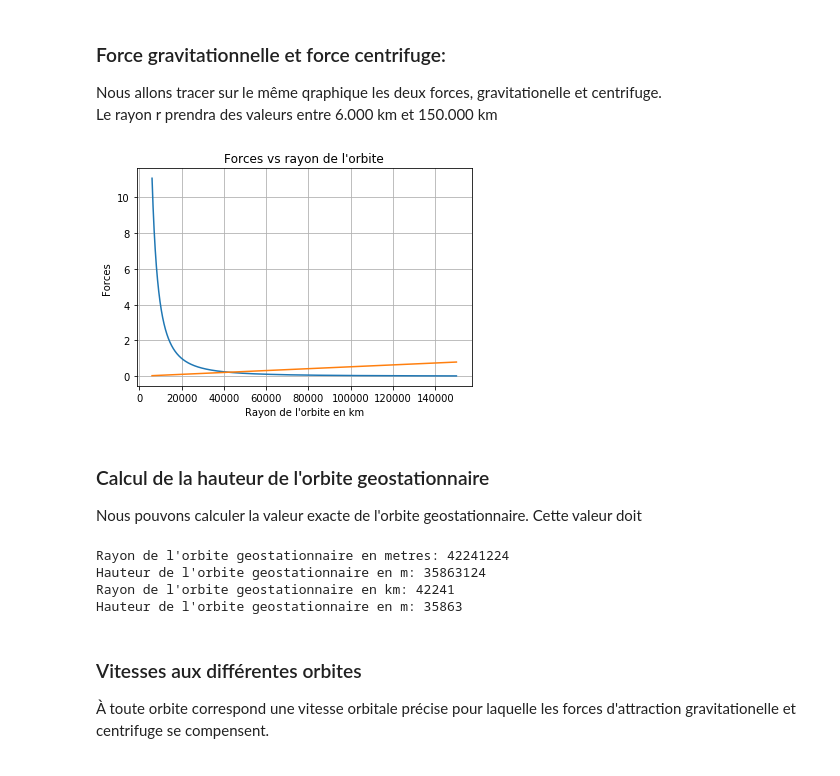
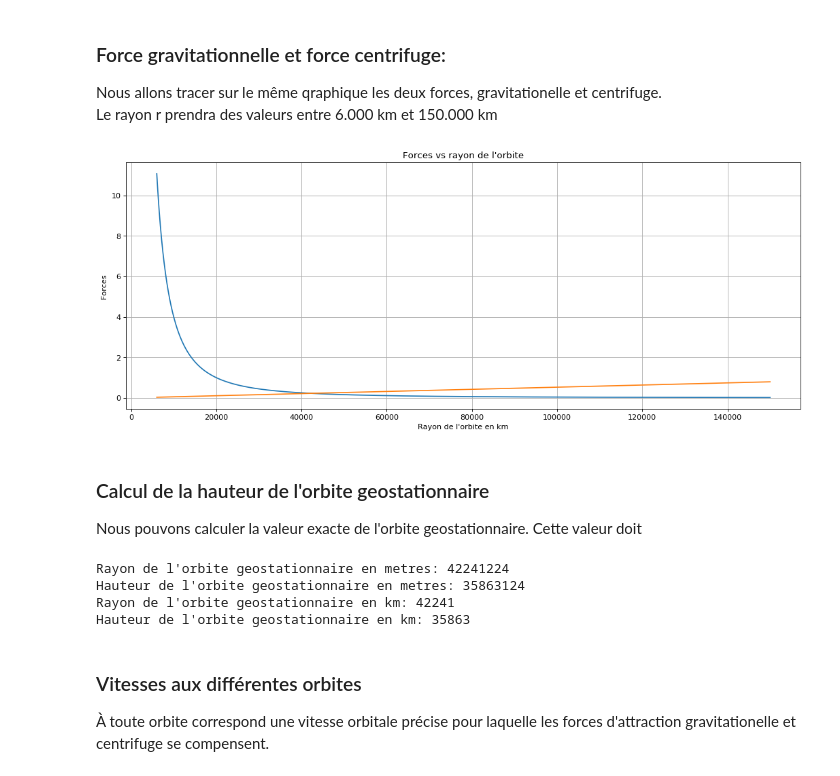
Before and after one commit to christophe-bonnefoy/TPE-SRR-2018, a Jupyter notebook: TPE-Ascenseur-Spatial.ipynb, the cells around one changed output. Saved outputs shown, nothing was run; the diff lists cells and outputs as text; code cells hidden in the pictures.

```diff
--- a/TPE-Ascenseur-Spatial.ipynb
+++ b/TPE-Ascenseur-Spatial.ipynb
@@ -30,21 +30,23 @@ Le rayon r prendra des valeurs entre 6.000 km et 150.000 km
 # %%
 # Le rayon r prendra des valeurs entre 6.000 km et 150.000 km
 r_km = np.arange(6000, 150000, 1)
 
 ForceGravitation = 1E-6 * (G*M)/(r_km**2)
 ForceCentrifuge  = 1E3  * r_km * Wt**2
+
+plt.figure(figsize=(16, 6), dpi= 80, facecolor='w', edgecolor='k')
 
 plt.plot(r_km, ForceGravitation)
 plt.plot(r_km, ForceCentrifuge)
 
 plt.xlabel("Rayon de l'orbite en km")
 plt.ylabel("Forces ")
 plt.grid()
 plt.title("Forces vs rayon de l'orbite")
 
 plt.show()
 # %% [output]
-[figure, old version]
+[figure, new version]
 # %% [markdown]
 ### Calcul de la hauteur de l'orbite geostationnaire
 Nous pouvons calculer la valeur exacte de l'orbite geostationnaire. Cette valeur doit
@@ -53,18 +55,18 @@ Rg = ((G*M)/(Wt**2))**(1/3)
 Hg = Rg - Rt
 
 print("Rayon de l'orbite geostationnaire en metres:",int(Rg))
-print("Hauteur de l'orbite geostationnaire en m:",int(Hg))
+print("Hauteur de l'orbite geostationnaire en metres:",int(Hg))
 
 Rg = ((G*M)/(Wt**2))**(1/3) * 1E-3
 Hg = Hg * 1E-3
 
 print("Rayon de l'orbite geostationnaire en km:",int(Rg))
-print("Hauteur de l'orbite geostationnaire en m:",int(Hg))
+print("Hauteur de l'orbite geostationnaire en km:",int(Hg))
 # %% [output]
 Rayon de l'orbite geostationnaire en metres: 42241224
-Hauteur de l'orbite geostationnaire en m: 35863124
+Hauteur de l'orbite geostationnaire en metres: 35863124
 Rayon de l'orbite geostationnaire en km: 42241
-Hauteur de l'orbite geostationnaire en m: 35863
+Hauteur de l'orbite geostationnaire en km: 35863
 # %% [markdown]
 ### Vitesses aux différentes orbites
 À toute orbite correspond une vitesse orbitale précise pour laquelle les forces d'attraction gravitationelle et centrifuge se compensent.
```
Also changed, not shown: parts of 8 cells of this notebook.
